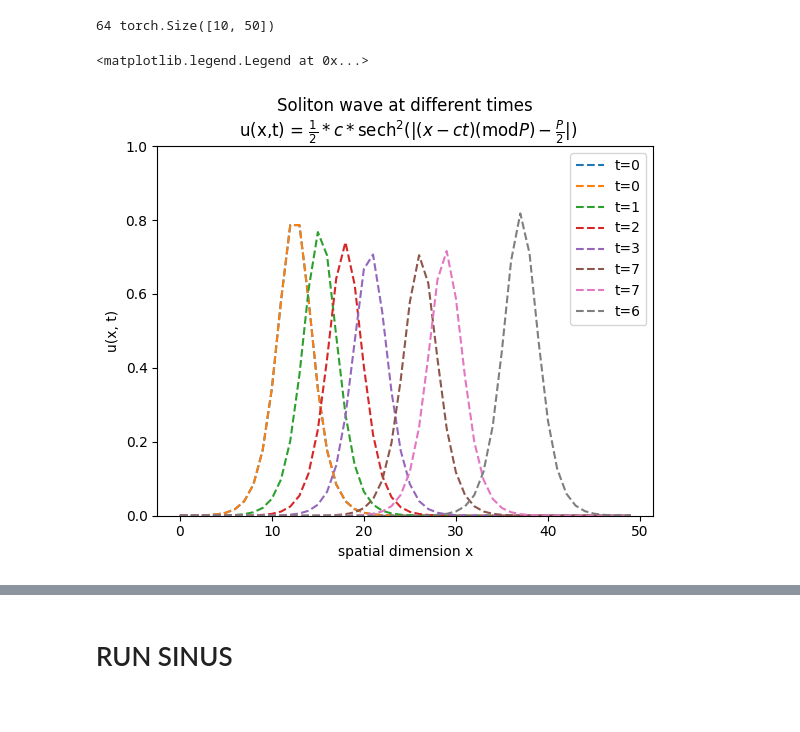
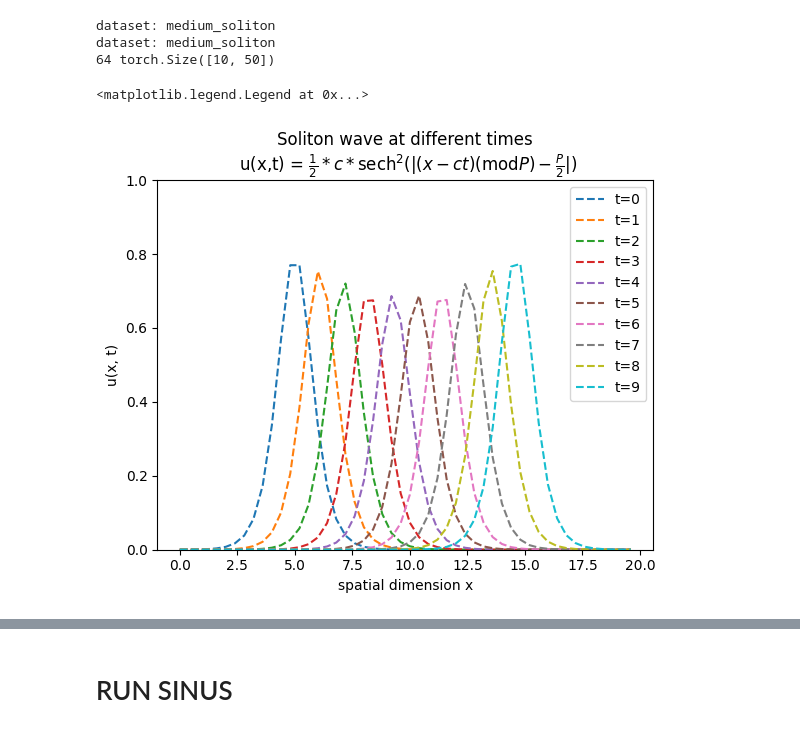
Before and after one commit to Kohmann/master-GAN, a Jupyter notebook: COTGAN/cotgan.ipynb, the cells around one changed output, grey strips where cells are left out. Saved outputs shown, nothing was run; the diff lists cells and outputs as text; code cells hidden in the pictures.

```diff
--- a/COTGAN/cotgan.ipynb
+++ b/COTGAN/cotgan.ipynb
@@ -17,44 +17,43 @@ np.random.seed(seed)
 torch.manual_seed(seed)
 
 device = "cpu"
 
 params_dataset = {
     "dataset": "soliton",
     "P": 20, # period
     "spatial_len": 50, # M
     "t_steps": 10,
     "t_range": [0, 6],
     "c_range": [0.5, 2],
     "difficulty": "medium",
 }
 if params_dataset["difficulty"] == "medium":
     params_dataset["dataset"] = "medium_soliton"
 
 trainset = create_dataset(dataset=params_dataset["dataset"],n_samples=32*2, p=params_dataset, device=device)
 testset  = create_dataset(dataset=params_dataset["dataset"],n_samples=32*2, p=params_dataset)
 
 print(len(testset), trainset[0].shape)
-
+def grid(P, M):
+    dx = P/M
+    x = torch.linspace(0, P-dx, M)
+    return x, dx
+x,_ = grid(params_dataset["P"], params_dataset["spatial_len"])
 #plt.plot(trainset[0].T);
-plt.plot(trainset[0][0].T, '--', label="t=0")
-
-plt.plot(trainset[0][0].T, '--', label="t=0")
-plt.plot(trainset[0][1].T, '--', label="t=1")
-plt.plot(trainset[0][2].T, '--', label="t=2")
-plt.plot(trainset[0][3].T, '--', label="t=3")
-plt.plot(trainset[0][5].T, '--', label="t=7")
-plt.plot(trainset[0][6].T, '--', label="t=7")
-plt.plot(trainset[0][-1].T, '--', label="t=6")
+for t in range(params_dataset["t_steps"]):
+    plt.plot(x, trainset[3][t].T, '--', label=f"t={t}")
 plt.ylim(0, 1)
 u_t_x = r"u(x,t) = $\frac{1}{2} *c* \mathrm{sech}^2 (| (x - c t) (\mathrm{mod}P)-\frac{P}{2}|)$"
 plt.title(f"Soliton wave at different times\n {u_t_x}")
 plt.xlabel("spatial dimension x")
 plt.ylabel("u(x, t)")
 plt.legend()
 # %% [output]
+dataset: medium_soliton
+dataset: medium_soliton
 64 torch.Size([10, 50])
 <matplotlib.legend.Legend at 0x...>
-[figure, old version]
+[figure, new version]
 # %%
 %autoreload
 import neptune.new as neptune
```
Also changed, not shown: parts of 2 cells of this notebook, 3 other files.
